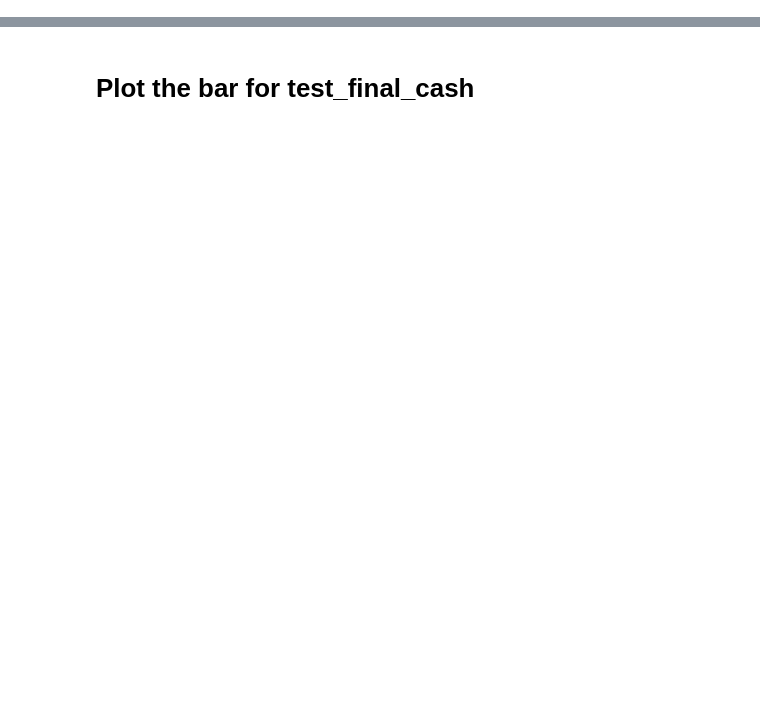
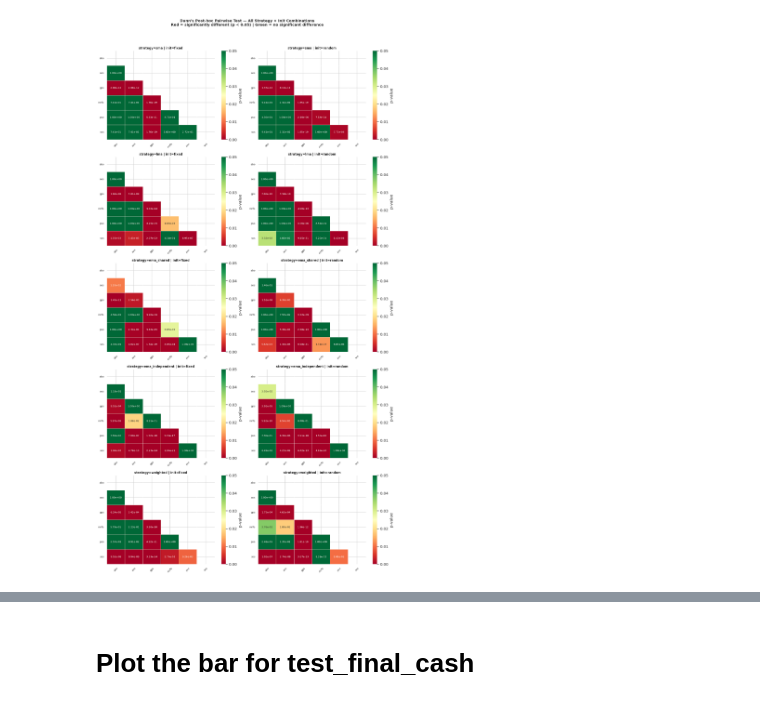
Before and after one commit to AndreHrs/trading-param-optimizer, a Jupyter notebook: notebook.ipynb, the cells around one changed output, grey strips where cells are left out. Drawn from its saved outputs; the diff is of its cells as text; code cells hidden in the pictures; blank space fills up the shorter version.

```diff
--- a/notebook.ipynb
+++ b/notebook.ipynb
@@ -9,6 +9,10 @@ fixed_results = pd.read_csv("results/fixed_runs.csv")
 random_results = pd.read_csv("results/random_runs.csv")
 # %%
 df = pd.concat([fixed_results, random_results], ignore_index=True)
+
+# Flip fitness because gps is maximizing not minimizing
+df.loc[df["algo"] == "gps", "best_fitness"] *= -1
+
 display(df.groupby(['start_mode', 'algo', 'strategy'])['test_final_cash'].describe())
 display(df.dtypes)
 display(df.isnull().sum())
@@ -83,0 +124,67 @@ plt.rcParams.update({
+# %%
+import matplotlib.pyplot as plt
+import seaborn as sns
+import numpy as np
+from scikit_posthocs import posthoc_dunn
+
+strategies = df['strategy'].unique()
+start_modes = df['start_mode'].unique()
+
+combinations = [(s, m) for s in strategies for m in start_modes]
+n_combos = len(combinations)
+
+# Grid layout
+ncols = 2
+nrows = (n_combos + 1) // ncols
+
+fig, axes = plt.subplots(nrows, ncols, figsize=(14, nrows * 5))
+axes = axes.flatten()
+
+for i, (strategy, start_mode) in enumerate(combinations):
+    subset = df.query("strategy == @strategy and start_mode == @start_mode")
+
+    dunn_result = posthoc_dunn(
+        subset,
+        val_col='best_fitness',
+        group_col='algo',
+        p_adjust='bonferroni'
+    )
+
+    mask = np.triu(np.ones_like(dunn_result, dtype=bool))
+
+    sns.heatmap(
+        dunn_result,
+        mask=mask,
+        annot=True,
+        fmt='.2e',
+        cmap='RdYlGn',
+        vmin=0,
+        vmax=0.05,
+        linewidths=0.5,
+        ax=axes[i],
+        cbar_kws={'label': 'p-value'},
+        annot_kws={'size': 8}
+    )
+
+    axes[i].set_title(
+        f"strategy={strategy} | init={start_mode}",
+        fontsize=10, fontweight='bold'
+    )
+    axes[i].tick_params(axis='x', rotation=45, labelsize=8)
+    axes[i].tick_params(axis='y', rotation=0, labelsize=8)
+
+# Hide any unused subplots
+for j in range(i + 1, len(axes)):
+    axes[j].set_visible(False)
+
+fig.suptitle(
+    "Dunn's Post-hoc Pairwise Test — All Strategy × Init Combinations\n"
+    "Red = significantly different (p < 0.05) | Green = no significant difference",
+    fontsize=12, fontweight='bold', y=1.02
+)
+
+plt.tight_layout()
+plt.savefig('dunn_pairwise_all.png', dpi=150, bbox_inches='tight')
+plt.show()
+# %% [output]
+[figure, added]
```
Also changed, not shown: parts of 13 cells of this notebook, 14 other files.
